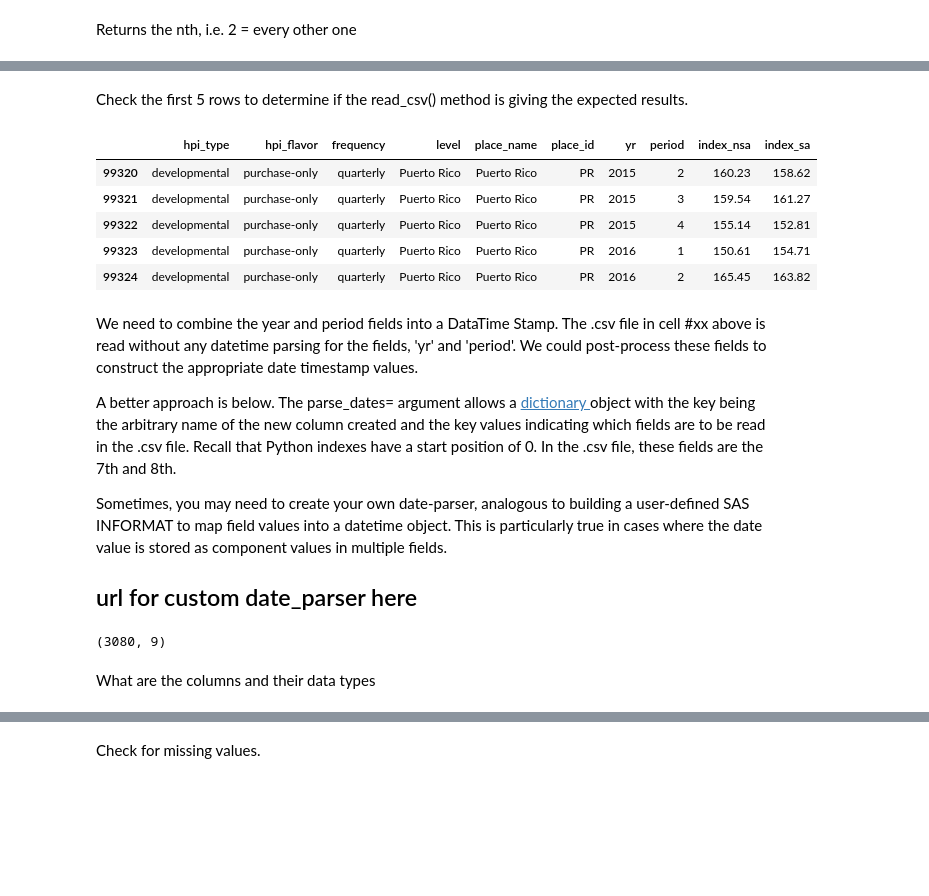
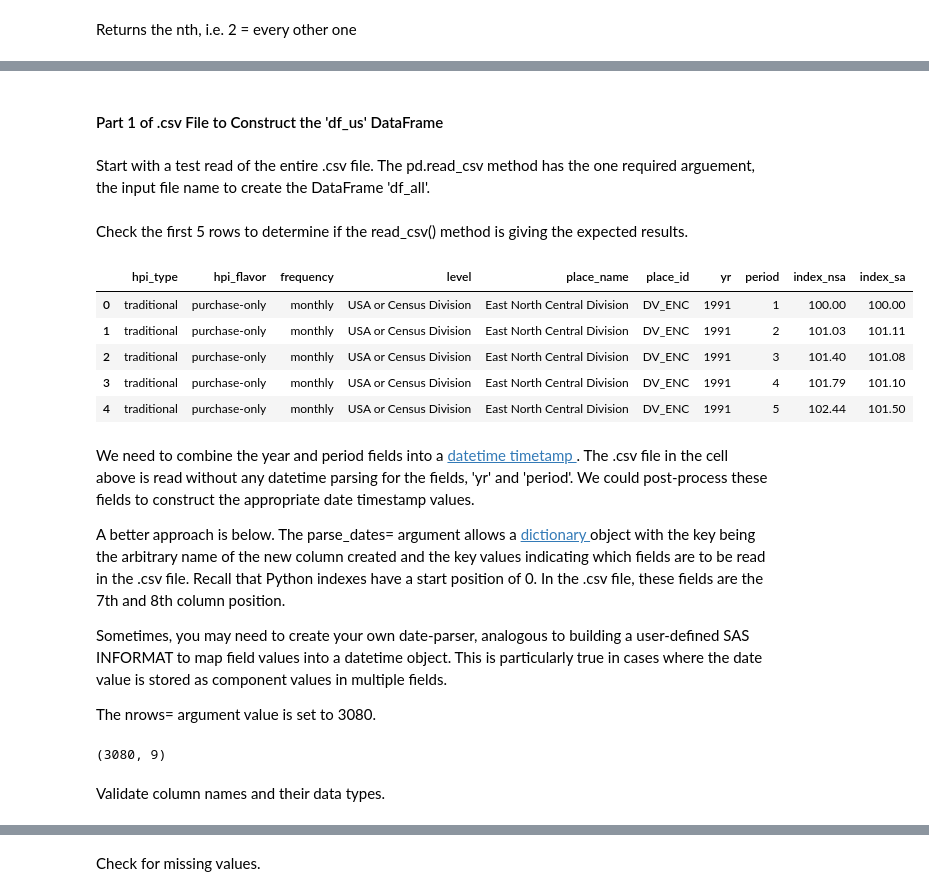
Before and after one commit to RandyBetancourt/PythonForSASUsers, a Jupyter notebook: Chapter 09 -- Panda Time Series and Date Handling.ipynb, the cells around one changed output, grey strips where cells are left out. Saved outputs shown, nothing was run; the diff lists cells and outputs as text; code cells hidden in the pictures; blank space fills up the shorter version.

```diff
--- a/Chapter 09 -- Panda Time Series and Date Handling.ipynb
+++ b/Chapter 09 -- Panda Time Series and Date Handling.ipynb
@@ -198,22 +187,26 @@ Start with the U.S. portion by reading part 1 of the file.  The pd.read_csv meth
+# %% [markdown]
+#### Part 1 of .csv File to Construct the 'df_us' DataFrame
+# %% [markdown]
+Start with a test read of the entire .csv file.  The pd.read_csv method has the one required arguement, the input file name to create the DataFrame 'df_all'.
 # %%
 df_all = pd.read_csv("C:\Data\\HPI_master.csv")
 # %% [markdown]
 Check the first 5 rows to determine if the read_csv() method is giving the expected results.
 # %%
-df_all.tail()
+df_all.head()
 # %% [output]
 |  | hpi_type | hpi_flavor | frequency | level | place_name | place_id | yr | period | index_nsa | index_sa |
-| 99320 | developmental | purchase-only | quarterly | Puerto Rico | Puerto Rico | PR | 2015 | 2 | 160.23 | 158.62 |
-| 99321 | developmental | purchase-only | quarterly | Puerto Rico | Puerto Rico | PR | 2015 | 3 | 159.54 | 161.27 |
-| 99322 | developmental | purchase-only | quarterly | Puerto Rico | Puerto Rico | PR | 2015 | 4 | 155.14 | 152.81 |
-| 99323 | developmental | purchase-only | quarterly | Puerto Rico | Puerto Rico | PR | 2016 | 1 | 150.61 | 154.71 |
-| 99324 | developmental | purchase-only | quarterly | Puerto Rico | Puerto Rico | PR | 2016 | 2 | 165.45 | 163.82 |
+| 0 | traditional | purchase-only | monthly | USA or Census Division | East North Central Division | DV_ENC | 1991 | 1 | 100.00 | 100.00 |
+| 1 | traditional | purchase-only | monthly | USA or Census Division | East North Central Division | DV_ENC | 1991 | 2 | 101.03 | 101.11 |
+| 2 | traditional | purchase-only | monthly | USA or Census Division | East North Central Division | DV_ENC | 1991 | 3 | 101.40 | 101.08 |
+| 3 | traditional | purchase-only | monthly | USA or Census Division | East North Central Division | DV_ENC | 1991 | 4 | 101.79 | 101.10 |
+| 4 | traditional | purchase-only | monthly | USA or Census Division | East North Central Division | DV_ENC | 1991 | 5 | 102.44 | 101.50 |
 # %% [markdown]
-We need to combine the year and period fields into a DataTime Stamp.  The .csv file in cell #xx above is read without any datetime parsing for the fields, 'yr' and 'period'.  We could post-process these fields to construct the appropriate date timestamp values.
+We need to combine the year and period fields into a <a href="http://nbviewer.jupyter.org/github/RandyBetancourt/PythonForSASUsers/blob/master/Chapter%2008%20--%20Date%2C%20Time%2C%20and%20%20Timedelta%20Objects.ipynb#String-Literal-Mapped-to-datetime-timestamp"> datetime timetamp </a>.  The .csv file in the cell above is read without any datetime parsing for the fields, 'yr' and 'period'.  We could post-process these fields to construct the appropriate date timestamp values.
 
-A better approach is below.  The parse_dates= argument allows a <a href="http://nbviewer.jupyter.org/github/RandyBetancourt/PythonForSASUsers/blob/master/Chapter%2002%20--%20Data%20Structures.ipynb#dictionary"> dictionary </a> object with the key being the arbitrary name of the new column created and the key values indicating which fields are to be read in the .csv file.  Recall that Python indexes have a start position of 0.  In the .csv file, these fields are the 7th and 8th.
+A better approach is below.  The parse_dates= argument allows a <a href="http://nbviewer.jupyter.org/github/RandyBetancourt/PythonForSASUsers/blob/master/Chapter%2002%20--%20Data%20Structures.ipynb#dictionary"> dictionary </a> object with the key being the arbitrary name of the new column created and the key values indicating which fields are to be read in the .csv file.  Recall that Python indexes have a start position of 0.  In the .csv file, these fields are the 7th and 8th column position.
 
 Sometimes, you may need to create your own date-parser, analogous to building a user-defined SAS INFORMAT to map field values into a datetime object.  This is particularly true in cases where the date value is stored as component values in multiple fields.
 
-## url for custom date_parser here
+The nrows= argument value is set to 3080.
 # %%
@@ -225,5 +218,5 @@ df.shape
 # %% [output]
 (3080, 9)
 # %% [markdown]
-What are the columns and their data types
+Validate column names and their data types.
 # %%
```
Also changed, not shown: parts of 117 cells of this notebook, 1 other file.
